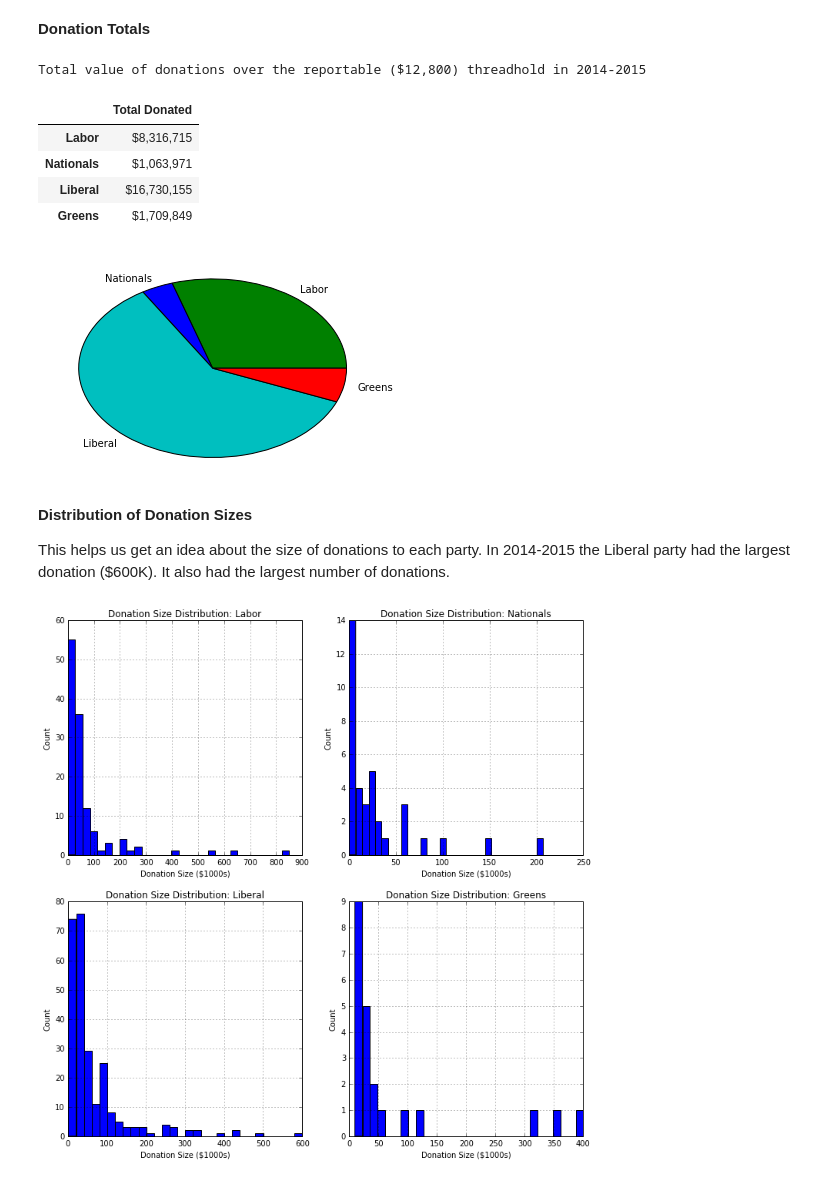
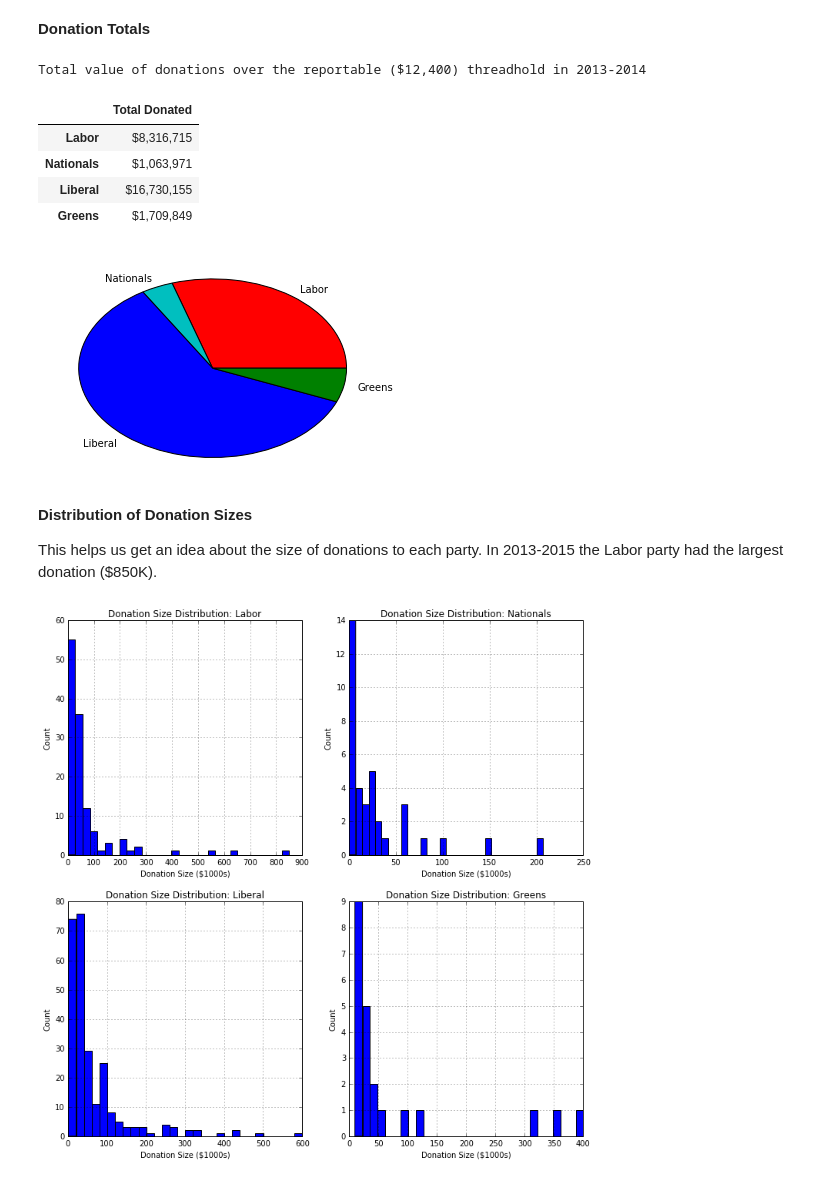
Before and after one commit to adamjoshuagray/Australian-Political-Donations, a Jupyter notebook: Donations 2013-2014.ipynb, the cells around one changed output. Drawn from its saved outputs; the diff is of its cells as text; code cells hidden in the pictures.

```diff
--- a/Donations 2013-2014.ipynb
+++ b/Donations 2013-2014.ipynb
@@ -40,23 +38,23 @@ donations = {
 # %% [markdown]
 __Donation Totals__
 # %%
-print('Total value of donations over the reportable ($12,800) threadhold in 2014-2015')
+print('Total value of donations over the reportable ($12,400) threadhold in 2013-2014')
 print('')
 totals = list(map(lambda v: v['AmountPaid'].sum(), donations.values()))
 display(pd.DataFrame(totals, donations.keys(), columns=['Total Donated']))
-ax = plt.pie(totals, labels=list(donations.keys()), colors=('g', 'b', 'c', 'r'))
+ax = plt.pie(totals, labels=list(donations.keys()), colors=('r', 'c', 'b', 'g'))
 # %% [output]
-Total value of donations over the reportable ($12,800) threadhold in 2014-2015
+Total value of donations over the reportable ($12,400) threadhold in 2013-2014
 |  | Total Donated |
 | Labor | $8,316,715 |
 | Nationals | $1,063,971 |
 | Liberal | $16,730,155 |
 | Greens | $1,709,849 |
-[figure, old version]
+[figure, new version]
 # %% [markdown]
 __Distribution of Donation Sizes__
 
-This helps us get an idea about the size of donations to each party. In 2014-2015 the Liberal party had the largest donation ($600K). It also had the largest number of donations.
+This helps us get an idea about the size of donations to each party. In 2013-2015 the Labor party had the largest donation ($850K).
 # %%
 f, axarr = plt.subplots(2, 2)
 i = 0
```
Also changed, not shown: parts of 1 cell of this notebook.
